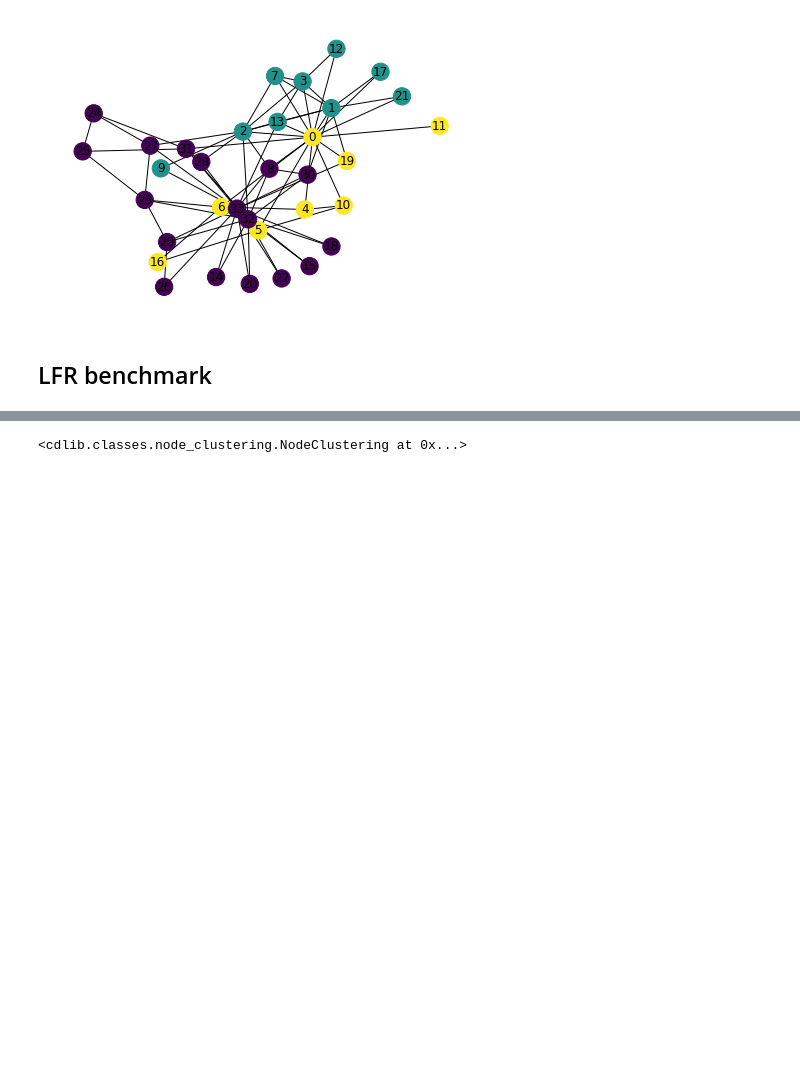
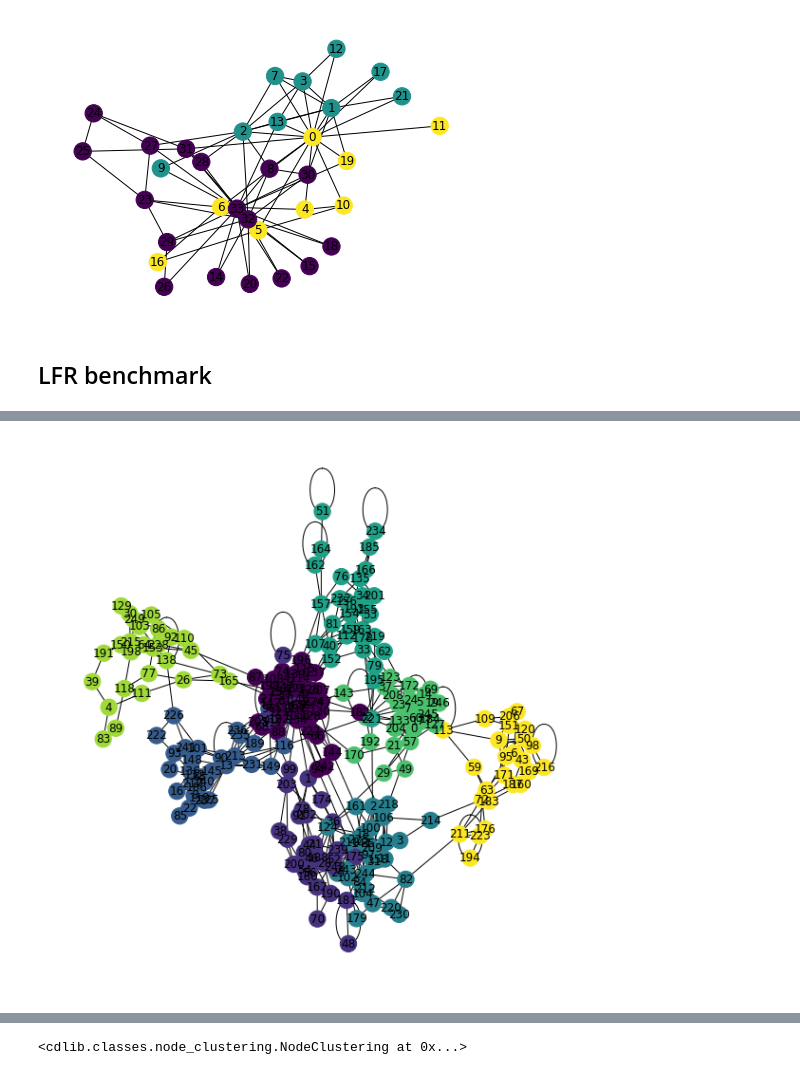
Before and after one commit to sajjadGG/Community-Detection-Task, a Jupyter notebook: Explore.ipynb, the cells around one changed output, grey strips where cells are left out. Saved outputs shown, nothing was run; the diff lists cells and outputs as text; code cells hidden in the pictures; blank space fills up the shorter version.

```diff
--- a/Explore.ipynb
+++ b/Explore.ipynb
@@ -110,0 +109,6 @@ l = [G.nodes[v]["community"] for v in G]
+# %%
+coms = algorithms.leiden(G)
+
+draw_graph_com(G,coms.communities)
+# %% [output]
+[figure, added]
```
Also changed, not shown: parts of 17 cells of this notebook.
